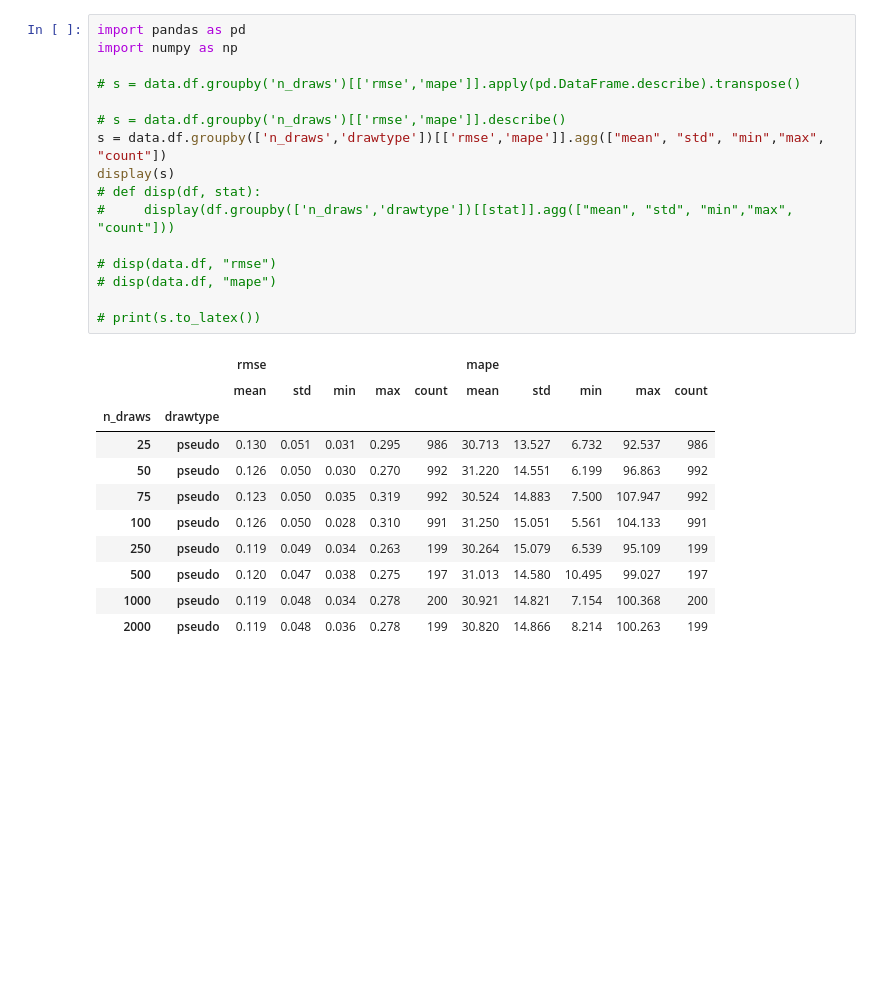
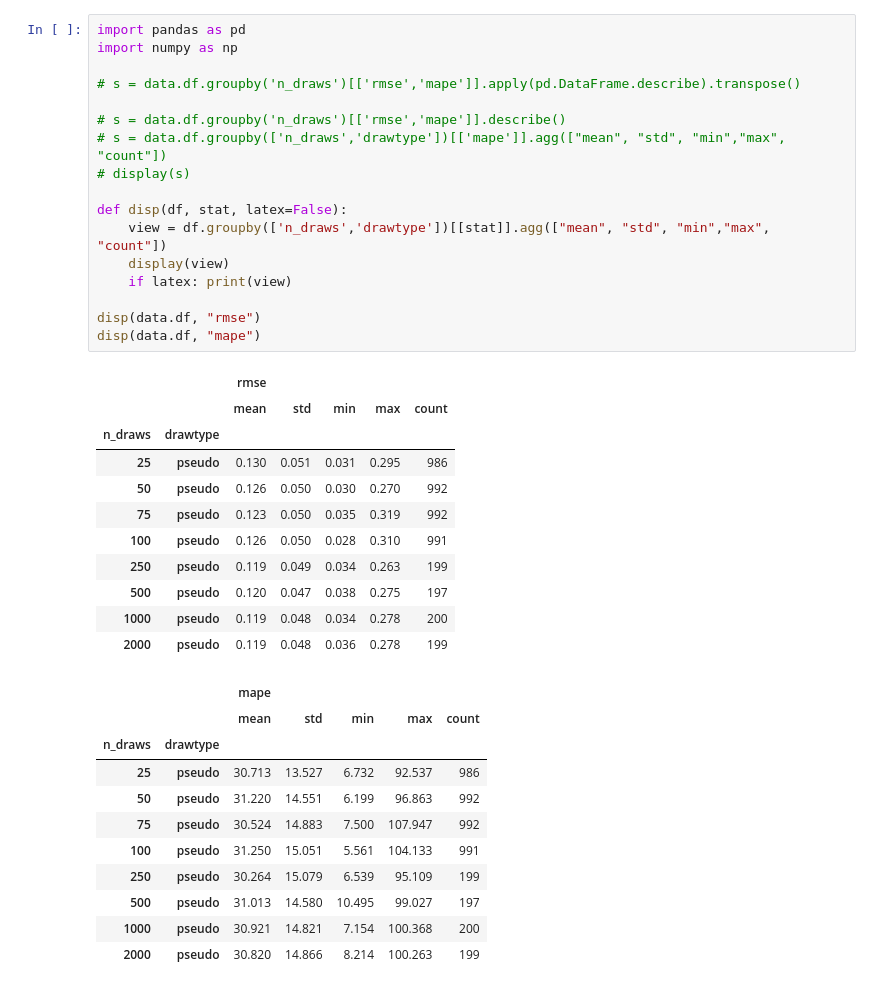
Before and after one commit to timellemeet/mixedlogit, a Jupyter notebook: metrics.ipynb, the cells around one changed output. Drawn from its saved outputs; the diff is of its cells as text; blank space fills up the shorter version.

```diff
--- a/metrics.ipynb
+++ b/metrics.ipynb
@@ -24,28 +8,40 @@ False
 # %%
 import pandas as pd
 import numpy as np
 
 # s = data.df.groupby('n_draws')[['rmse','mape']].apply(pd.DataFrame.describe).transpose()
 
 # s = data.df.groupby('n_draws')[['rmse','mape']].describe()
-s = data.df.groupby(['n_draws','drawtype'])[['rmse','mape']].agg(["mean", "std", "min","max", "count"])
-display(s)
-# def disp(df, stat):
-#     display(df.groupby(['n_draws','drawtype'])[[stat]].agg(["mean", "std", "min","max", "count"]))
+# s = data.df.groupby(['n_draws','drawtype'])[['mape']].agg(["mean", "std", "min","max", "count"])
+# display(s)
 
-# disp(data.df, "rmse")
-# disp(data.df, "mape")
+def disp(df, stat, latex=False):
+    view = df.groupby(['n_draws','drawtype'])[[stat]].agg(["mean", "std", "min","max", "count"])
+    display(view)
+    if latex: print(view)
 
-# print(s.to_latex())
+disp(data.df, "rmse")
+disp(data.df, "mape")
 # %% [output]
-|  |  | rmse |  |  |  |  | mape |  |  |  |  |
-|  |  | mean | std | min | max | count | mean | std | min | max | count |
-| n_draws | drawtype |  |  |  |  |  |  |  |  |  |  |
-| 25 | pseudo | 0.130 | 0.051 | 0.031 | 0.295 | 986 | 30.713 | 13.527 | 6.732 | 92.537 | 986 |
-| 50 | pseudo | 0.126 | 0.050 | 0.030 | 0.270 | 992 | 31.220 | 14.551 | 6.199 | 96.863 | 992 |
-| 75 | pseudo | 0.123 | 0.050 | 0.035 | 0.319 | 992 | 30.524 | 14.883 | 7.500 | 107.947 | 992 |
-| 100 | pseudo | 0.126 | 0.050 | 0.028 | 0.310 | 991 | 31.250 | 15.051 | 5.561 | 104.133 | 991 |
-| 250 | pseudo | 0.119 | 0.049 | 0.034 | 0.263 | 199 | 30.264 | 15.079 | 6.539 | 95.109 | 199 |
-| 500 | pseudo | 0.120 | 0.047 | 0.038 | 0.275 | 197 | 31.013 | 14.580 | 10.495 | 99.027 | 197 |
-| 1000 | pseudo | 0.119 | 0.048 | 0.034 | 0.278 | 200 | 30.921 | 14.821 | 7.154 | 100.368 | 200 |
-| 2000 | pseudo | 0.119 | 0.048 | 0.036 | 0.278 | 199 | 30.820 | 14.866 | 8.214 | 100.263 | 199 |
+|  |  | rmse |  |  |  |  |
+|  |  | mean | std | min | max | count |
+| n_draws | drawtype |  |  |  |  |  |
+| 25 | pseudo | 0.130 | 0.051 | 0.031 | 0.295 | 986 |
+| 50 | pseudo | 0.126 | 0.050 | 0.030 | 0.270 | 992 |
+| 75 | pseudo | 0.123 | 0.050 | 0.035 | 0.319 | 992 |
+| 100 | pseudo | 0.126 | 0.050 | 0.028 | 0.310 | 991 |
+| 250 | pseudo | 0.119 | 0.049 | 0.034 | 0.263 | 199 |
+| 500 | pseudo | 0.120 | 0.047 | 0.038 | 0.275 | 197 |
+| 1000 | pseudo | 0.119 | 0.048 | 0.034 | 0.278 | 200 |
+| 2000 | pseudo | 0.119 | 0.048 | 0.036 | 0.278 | 199 |
+|  |  | mape |  |  |  |  |
+|  |  | mean | std | min | max | count |
+| n_draws | drawtype |  |  |  |  |  |
+| 25 | pseudo | 30.713 | 13.527 | 6.732 | 92.537 | 986 |
+| 50 | pseudo | 31.220 | 14.551 | 6.199 | 96.863 | 992 |
+| 75 | pseudo | 30.524 | 14.883 | 7.500 | 107.947 | 992 |
+| 100 | pseudo | 31.250 | 15.051 | 5.561 | 104.133 | 991 |
+| 250 | pseudo | 30.264 | 15.079 | 6.539 | 95.109 | 199 |
+| 500 | pseudo | 31.013 | 14.580 | 10.495 | 99.027 | 197 |
+| 1000 | pseudo | 30.921 | 14.821 | 7.154 | 100.368 | 200 |
+| 2000 | pseudo | 30.820 | 14.866 | 8.214 | 100.263 | 199 |
```
Also changed, not shown: parts of 1 cell of this notebook, 5 other files.
